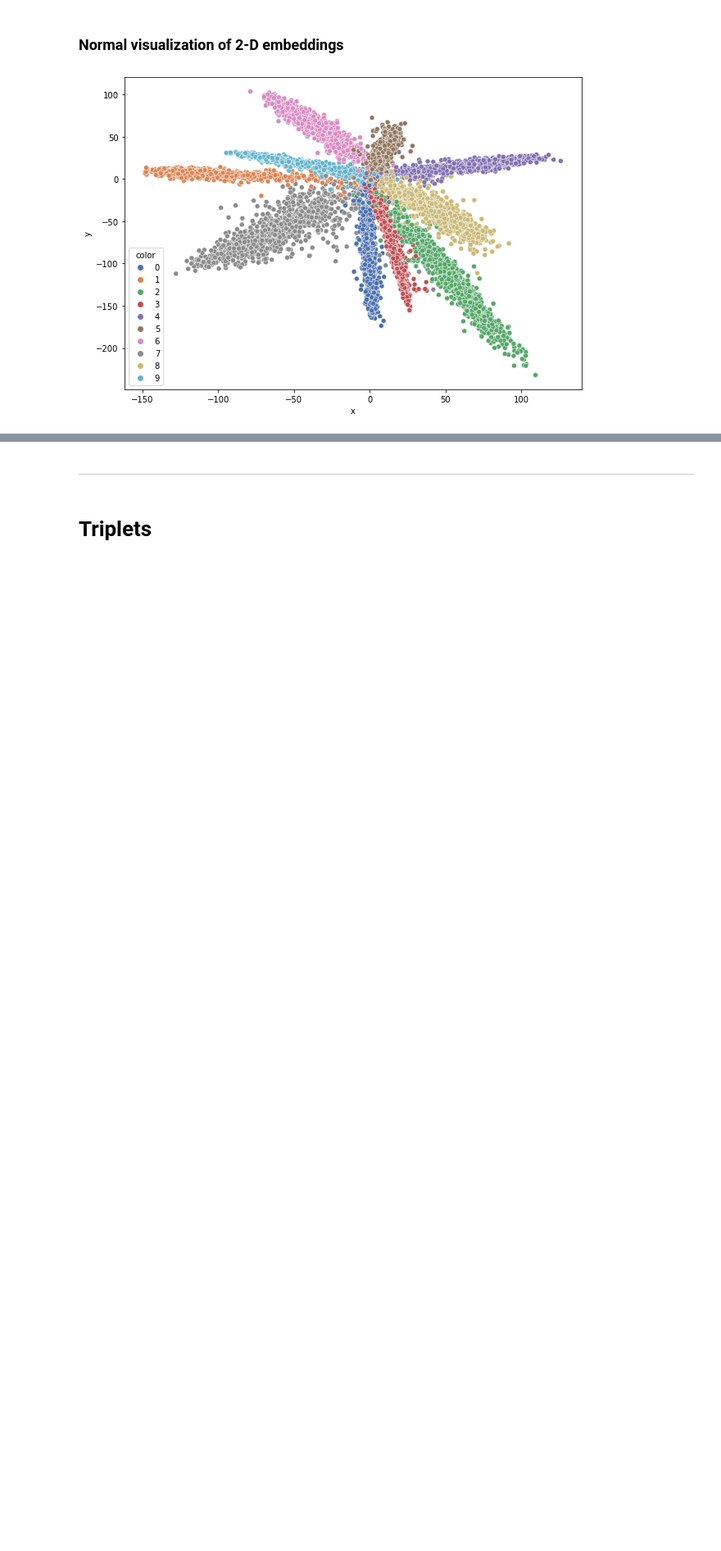
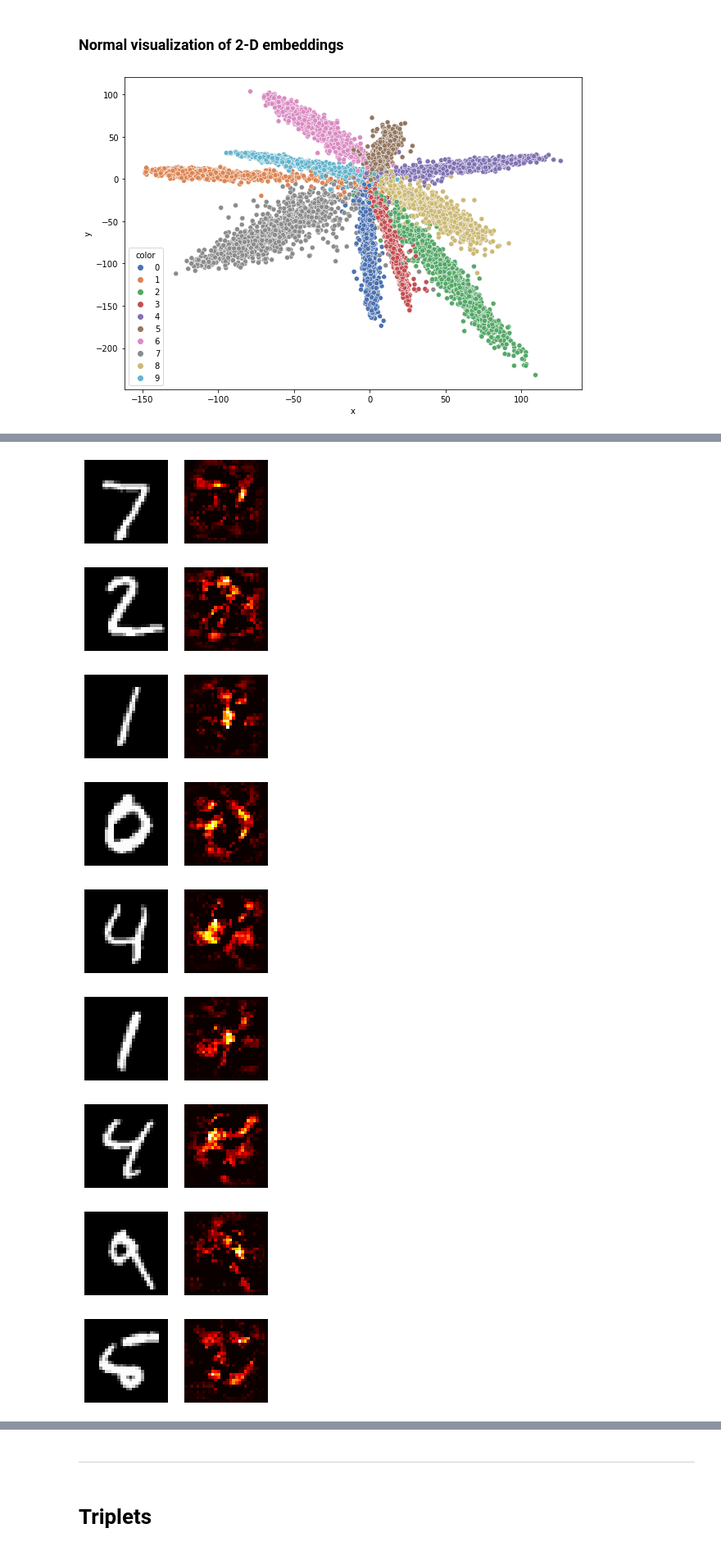
Before and after one commit to damian-horna/imbalanced_triplets, a Jupyter notebook: mnist_saliency.ipynb, the cells around one changed output, grey strips where cells are left out. Shown: that part at 82% size. Saved outputs shown, nothing was run; the diff lists cells and outputs as text; code cells hidden in the pictures; blank space fills up the shorter version.

Commit message:
Saliency maps

```diff
--- a/mnist.ipynb
+++ b/mnist_saliency.ipynb
@@ -143,7 +143,7 @@ test_batch_size = 64
 use_cuda = True
 lr = 1e-4
 gamma = 0.9
-epochs = 10
+epochs = 20
 save_model = True
 log_interval = 100
 
@@ -227,0 +230,56 @@ plot_embeddings(embeddings, labels)
+# %%
+def saliency_map(data, model):
+    # https://arxiv.org/pdf/1312.6034.pdf
+
+    # run the model in eval mode
+    model.eval()
+
+    # calculate gradient with respect to the input image
+    data.requires_grad_()
+
+    # forward pass
+    output = model(data)
+
+    # max score (predicted class)
+    score_max_index = output.argmax()
+    score_max = output[0,score_max_index]
+
+    # backward pass to get gradients of score predicted class w.r.t. input image
+    score_max.backward()
+#     saliency, _ = torch.max(data.grad.data.abs(), dim=0)
+
+    # slight modification: only positive gradients
+    saliency, _ = torch.max(data.grad.data, dim=0)
+    saliency *= saliency > 0 # useful to get rid of negative gradients
+
+    # normalize saliency map
+    saliency = (saliency - saliency.min())/(saliency.max()-saliency.min())
+
+    # code to plot the saliency map as a heatmap
+    fig, (ax1, ax2) = plt.subplots(1, 2)
+    fig.set_size_inches(4, 3)
+#     plt.suptitle(score_max_index.item())
+    ax1.imshow(data.detach().cpu().numpy().reshape(28,28), cmap='gray')
+    ax2.imshow(saliency.cpu().numpy().reshape(-1,28), cmap='hot')
+    ax1.axis('off')
+    ax2.axis('off')
+
+
+i = 20
+for data, target in test_loader:
+    i-=1
+    data, target = data.to(device), target.to(device)
+
+    saliency_map(data, model)
+    if i == 0:
+        break
+# %% [output]
+[figure, added]
+[figure, added]
+[figure, added]
+[figure, added]
+[figure, added]
+[figure, added]
+[figure, added]
+[figure, added]
+[figure, added]
```
Also changed, not shown: parts of 3 cells of this notebook, 4 other files.
